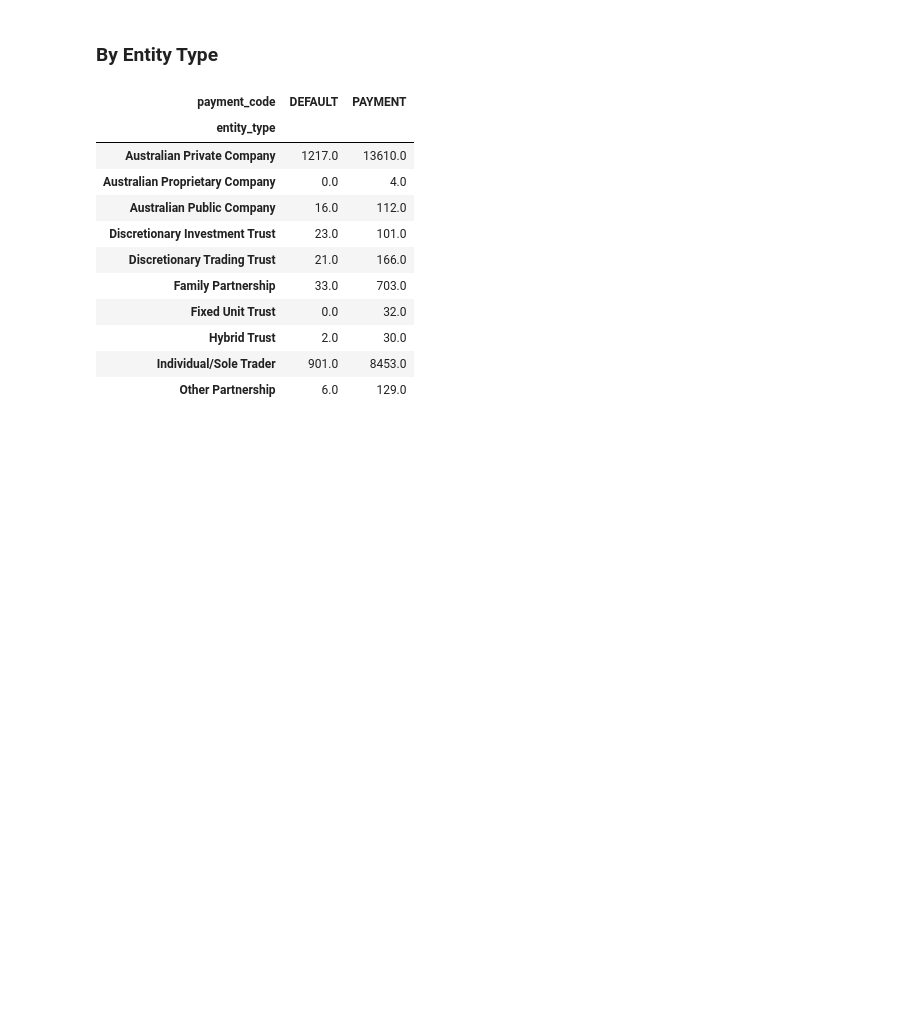
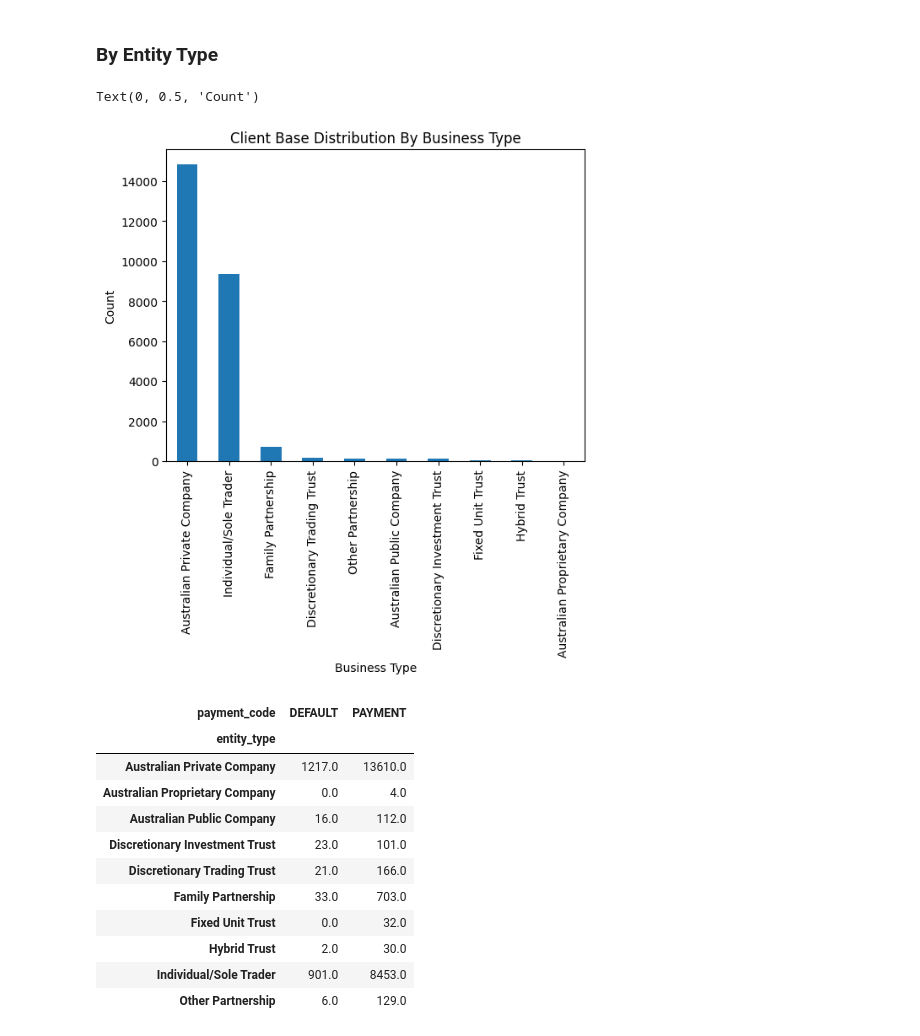
Before and after one commit to rileycong/edgered-casestudy, a Jupyter notebook: notebooks/client_attr_eda.ipynb, the cells around one changed output. Drawn from its saved outputs; the diff is of its cells as text; code cells hidden in the pictures; blank space fills up the shorter version.

```diff
--- a/notebooks/client_attr_eda.ipynb
+++ b/notebooks/client_attr_eda.ipynb
@@ -42,6 +42,15 @@ clients_eda_df
 ## Exploratory Analysis: Data patterns behind default behaviours
 # %% [markdown]
 ### By Entity Type
+# %%
+# table distribution of entity_type
+clients_eda_df['entity_type'].value_counts().plot(kind='bar')
+plt.title('Client Base Distribution By Business Type')
+plt.xlabel('Business Type')
+plt.ylabel('Count')
+# %% [output]
+Text(0, 0.5, 'Count')
+[figure, added]
 # %%
 default_proportions = clients_eda_df.groupby(['entity_type', 'payment_code']).size().unstack().fillna(0)
 
```
Also changed, not shown: parts of 5 cells of this notebook, 2 other files.
